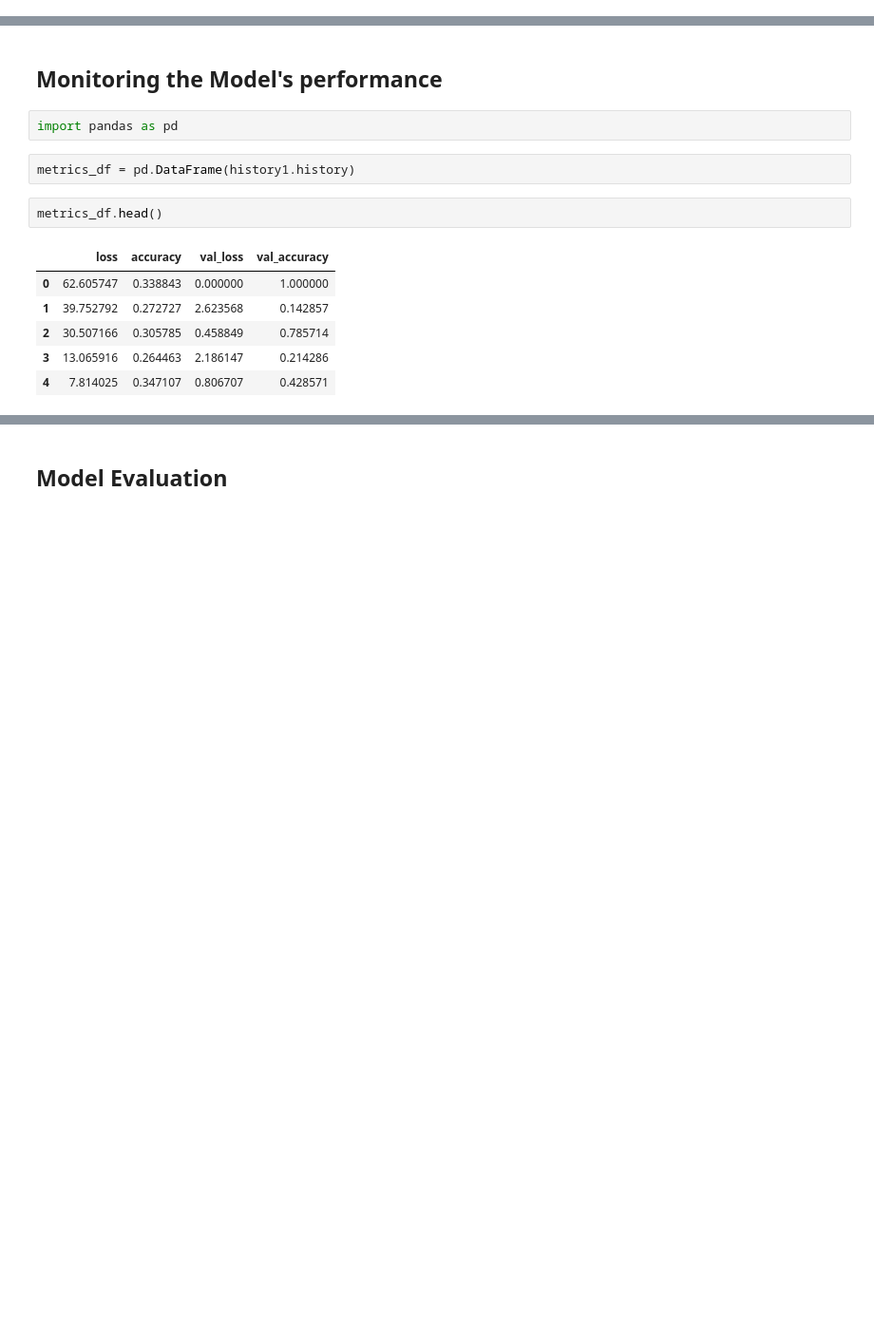
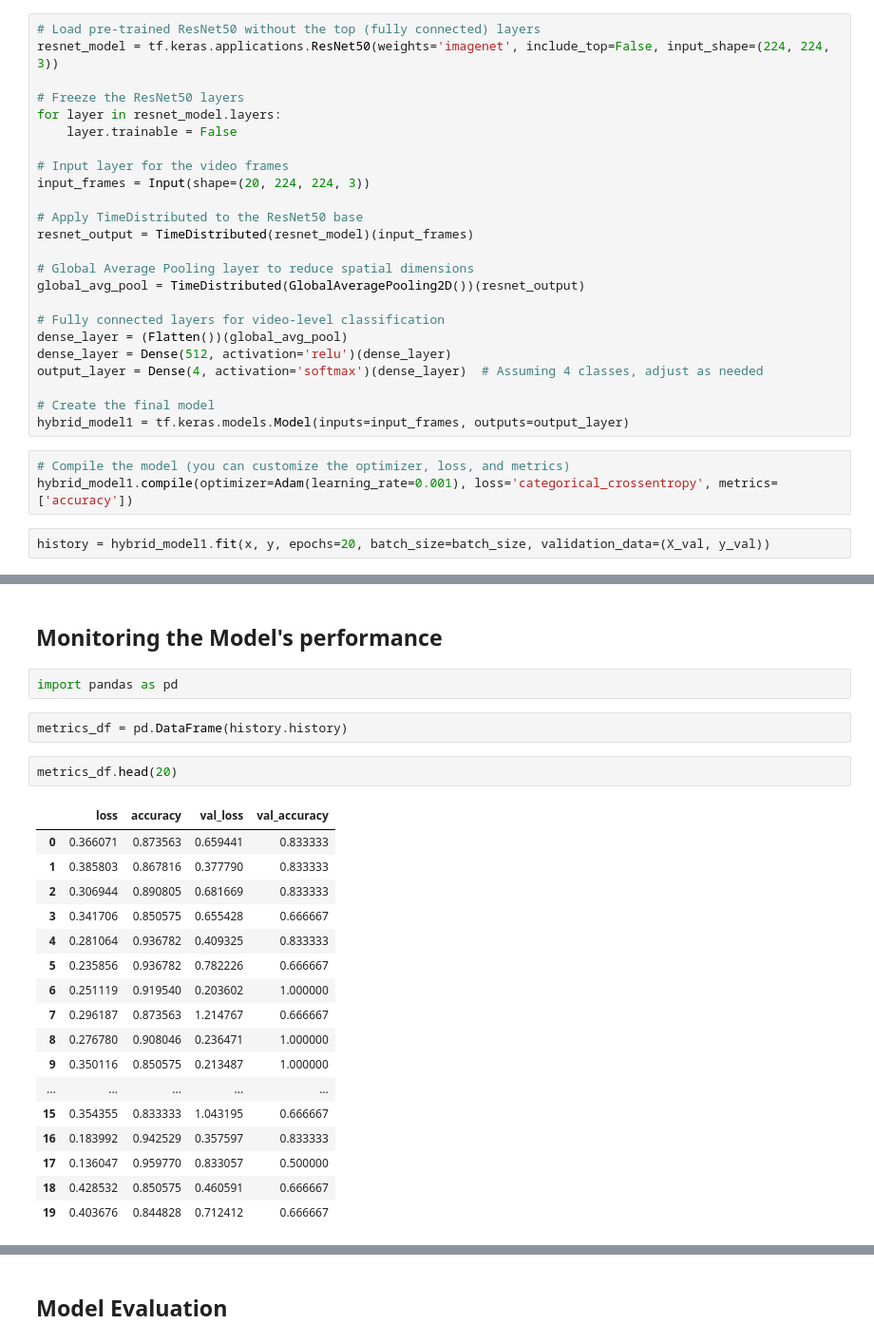
Before and after one commit to GauriR011/ASL-Detection-using-Deep-Learning, a Jupyter notebook: ASL_SLR1_(1).ipynb, the cells around one changed output, grey strips where cells are left out. Shown: that part at 95% size. Cells and saved outputs as stored; diff of their text form; blank space fills up the shorter version.

```diff
--- a/ASL_SLR1_(1).ipynb
+++ b/ASL_SLR1_(1).ipynb
@@ -1338,0 +1327,29 @@ def Res50_BiLSTM(inputShape=(20,224,224,3), noActions=len(subset_video_count.key
+# %%
+# Load pre-trained ResNet50 without the top (fully connected) layers
+resnet_model = tf.keras.applications.ResNet50(weights='imagenet', include_top=False, input_shape=(224, 224, 3))
+
+# Freeze the ResNet50 layers
+for layer in resnet_model.layers:
+    layer.trainable = False
+
+# Input layer for the video frames
+input_frames = Input(shape=(20, 224, 224, 3))
+
+# Apply TimeDistributed to the ResNet50 base
+resnet_output = TimeDistributed(resnet_model)(input_frames)
+
+# Global Average Pooling layer to reduce spatial dimensions
+global_avg_pool = TimeDistributed(GlobalAveragePooling2D())(resnet_output)
+
+# Fully connected layers for video-level classification
+dense_layer = (Flatten())(global_avg_pool)
+dense_layer = Dense(512, activation='relu')(dense_layer)
+output_layer = Dense(4, activation='softmax')(dense_layer)  # Assuming 4 classes, adjust as needed
+
+# Create the final model
+hybrid_model1 = tf.keras.models.Model(inputs=input_frames, outputs=output_layer)
+# %%
+# Compile the model (you can customize the optimizer, loss, and metrics)
+hybrid_model1.compile(optimizer=Adam(learning_rate=0.001), loss='categorical_crossentropy', metrics=['accuracy'])
+# %%
+history = hybrid_model1.fit(x, y, epochs=20, batch_size=batch_size, validation_data=(X_val, y_val))
@@ -1686,16 +1763,27 @@ history1  = hybrid_model1.fit(X_train, y_train, epochs=epochs, batch_size=batch_
 # %%
 import pandas as pd
 # %%
-metrics_df = pd.DataFrame(history1.history)
+metrics_df = pd.DataFrame(history.history)
 # %%
-metrics_df.head()
+metrics_df.head(20)
 # %% [output]
 |  | loss | accuracy | val_loss | val_accuracy |
-| 0 | 62.605747 | 0.338843 | 0.000000 | 1.000000 |
-| 1 | 39.752792 | 0.272727 | 2.623568 | 0.142857 |
-| 2 | 30.507166 | 0.305785 | 0.458849 | 0.785714 |
-| 3 | 13.065916 | 0.264463 | 2.186147 | 0.214286 |
-| 4 | 7.814025 | 0.347107 | 0.806707 | 0.428571 |
+| 0 | 0.366071 | 0.873563 | 0.659441 | 0.833333 |
+| 1 | 0.385803 | 0.867816 | 0.377790 | 0.833333 |
+| 2 | 0.306944 | 0.890805 | 0.681669 | 0.833333 |
+| 3 | 0.341706 | 0.850575 | 0.655428 | 0.666667 |
+| 4 | 0.281064 | 0.936782 | 0.409325 | 0.833333 |
+| 5 | 0.235856 | 0.936782 | 0.782226 | 0.666667 |
+| 6 | 0.251119 | 0.919540 | 0.203602 | 1.000000 |
+| 7 | 0.296187 | 0.873563 | 1.214767 | 0.666667 |
+| 8 | 0.276780 | 0.908046 | 0.236471 | 1.000000 |
+| 9 | 0.350116 | 0.850575 | 0.213487 | 1.000000 |
+| ... | ... | ... | ... | ... |
+| 15 | 0.354355 | 0.833333 | 1.043195 | 0.666667 |
+| 16 | 0.183992 | 0.942529 | 0.357597 | 0.833333 |
+| 17 | 0.136047 | 0.959770 | 0.833057 | 0.500000 |
+| 18 | 0.428532 | 0.850575 | 0.460591 | 0.666667 |
+| 19 | 0.403676 | 0.844828 | 0.712412 | 0.666667 |
 # %%
 # comparing the training and validation loss.
 metrics_df[["loss","val_loss"]].plot()
```
Also changed, not shown: parts of 19 cells of this notebook.
